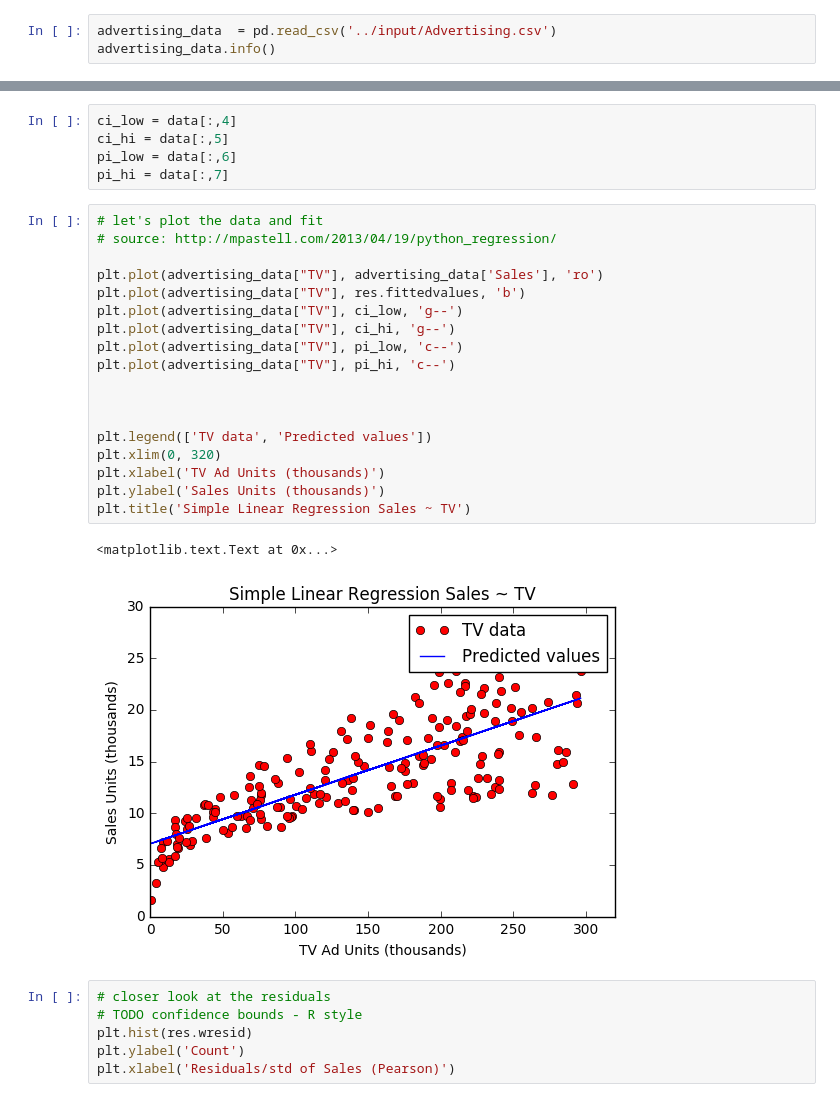
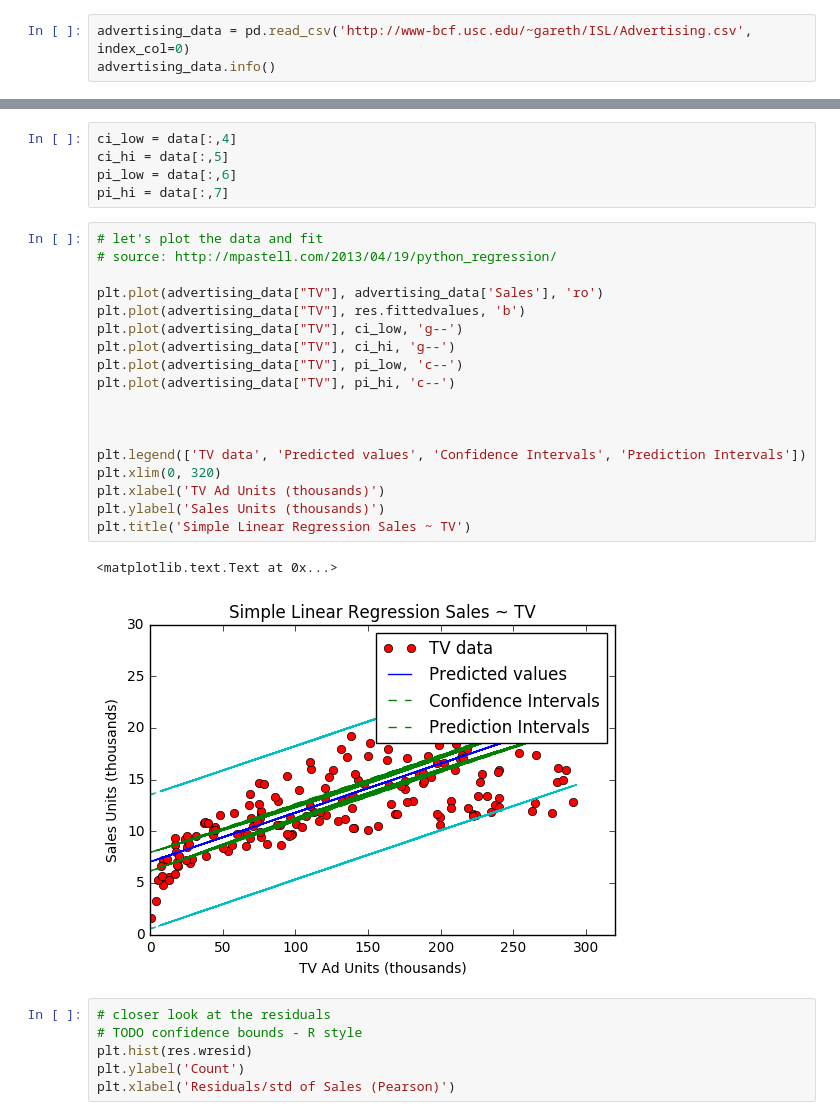
Before and after one commit to ishaanv/isl-labs-python, a Jupyter notebook: Linear Regression Overview Draft 1.ipynb, the cells around one changed output, grey strips where cells are left out. Cells and saved outputs as stored; diff of their text form.

```diff
--- a/Linear Regression Overview Draft 1.ipynb
+++ b/Linear Regression Overview Draft 1.ipynb
@@ -28,7 +28,7 @@ Heart.csv
 Income1.csv
 Income2.csv
 # %%
-advertising_data  = pd.read_csv('../input/Advertising.csv')
+advertising_data = pd.read_csv('http://www-bcf.usc.edu/~gareth/ISL/Advertising.csv', index_col=0)
 advertising_data.info()
 # %% [output]
 <class 'pandas.core.frame.DataFrame'>
@@ -206,24 +205,24 @@ pi_hi = data[:,7]
 # %%
 # let's plot the data and fit
 # source: http://mpastell.com/2013/04/19/python_regression/
 
 plt.plot(advertising_data["TV"], advertising_data['Sales'], 'ro')
 plt.plot(advertising_data["TV"], res.fittedvalues, 'b')
 plt.plot(advertising_data["TV"], ci_low, 'g--')
 plt.plot(advertising_data["TV"], ci_hi, 'g--')
 plt.plot(advertising_data["TV"], pi_low, 'c--')
 plt.plot(advertising_data["TV"], pi_hi, 'c--')
 
 
 
-plt.legend(['TV data', 'Predicted values'])
+plt.legend(['TV data', 'Predicted values', 'Confidence Intervals', 'Prediction Intervals'])
 plt.xlim(0, 320)
 plt.xlabel('TV Ad Units (thousands)')
 plt.ylabel('Sales Units (thousands)')
 plt.title('Simple Linear Regression Sales ~ TV')
 # %% [output]
 <matplotlib.text.Text at 0x...>
-[figure, old version]
+[figure, new version]
 # %%
 # closer look at the residuals
 # TODO confidence bounds - R style
```
Also changed, not shown: parts of 7 cells of this notebook, 1 other file.
